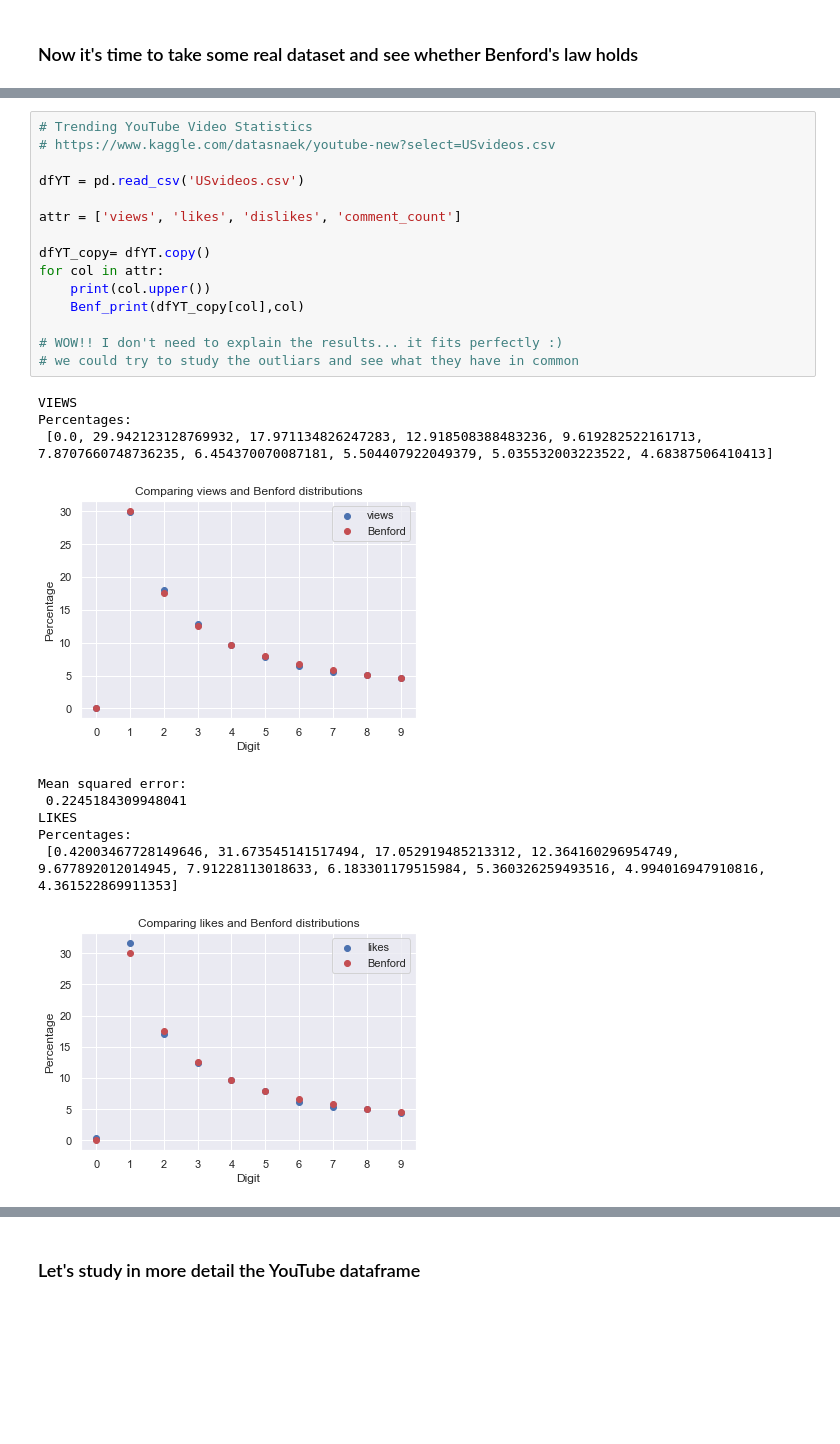
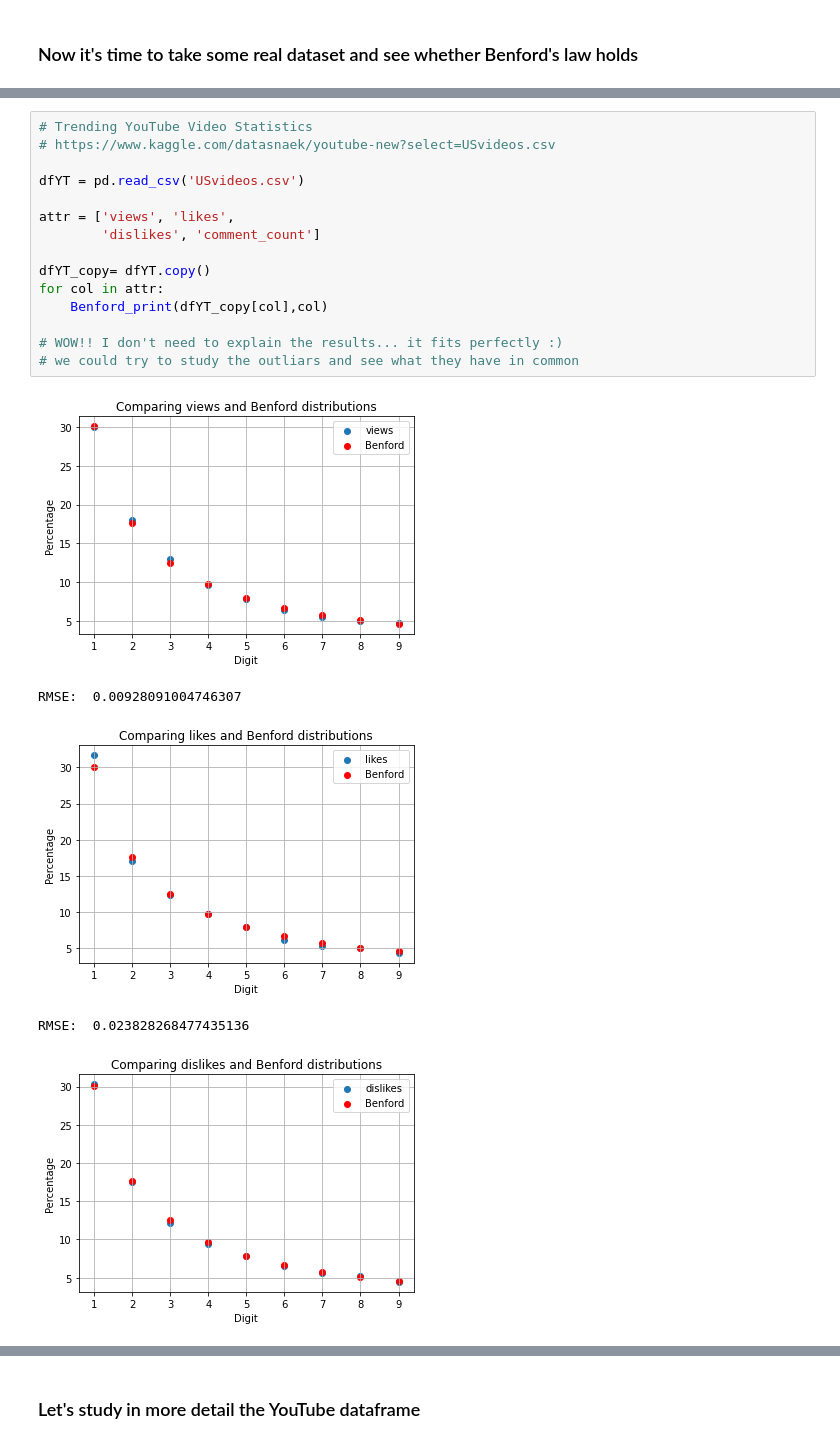
Before and after one commit to Marta-Bar/Benfords-law, a Jupyter notebook: Benfordness.ipynb, the cells around one changed output, grey strips where cells are left out. Cells and saved outputs as stored; diff of their text form; blank space fills up the shorter version.

```diff
--- a/Benfordness.ipynb
+++ b/Benfordness.ipynb
@@ -102,26 +182,21 @@ Mean squared error:
 # %%
 # Trending YouTube Video Statistics
 # https://www.kaggle.com/datasnaek/youtube-new?select=USvideos.csv
 
 dfYT = pd.read_csv('USvideos.csv')
 
-attr = ['views', 'likes', 'dislikes', 'comment_count']
+attr = ['views', 'likes',
+        'dislikes', 'comment_count']
 
 dfYT_copy= dfYT.copy()
 for col in attr:
-    print(col.upper())
-    Benf_print(dfYT_copy[col],col)
+    Benford_print(dfYT_copy[col],col)
 
 # WOW!! I don't need to explain the results... it fits perfectly :)
 # we could try to study the outliars and see what they have in common
 # %% [output]
+[figure, new version]
-VIEWS
-Percentages:
- [0.0, 29.942123128769932, 17.971134826247283, 12.918508388483236, 9.619282522161713, 7.8707660748736235, 6.454370070087181, 5.504407922049379, 5.035532003223522, 4.68387506410413]
+RMSE:  0.00928091004746307
-[figure, old version]
+[figure, new version]
-Mean squared error:
- 0.2245184309948041
-LIKES
-Percentages:
- [0.42003467728149646, 31.673545141517494, 17.052919485213312, 12.364160296954749, 9.677892012014945, 7.91228113018633, 6.183301179515984, 5.360326259493516, 4.994016947910816, 4.361522869911353]
+RMSE:  0.023828268477435136
-[figure, old version]
+[figure, new version]
```
Also changed, not shown: parts of 19 cells of this notebook.
